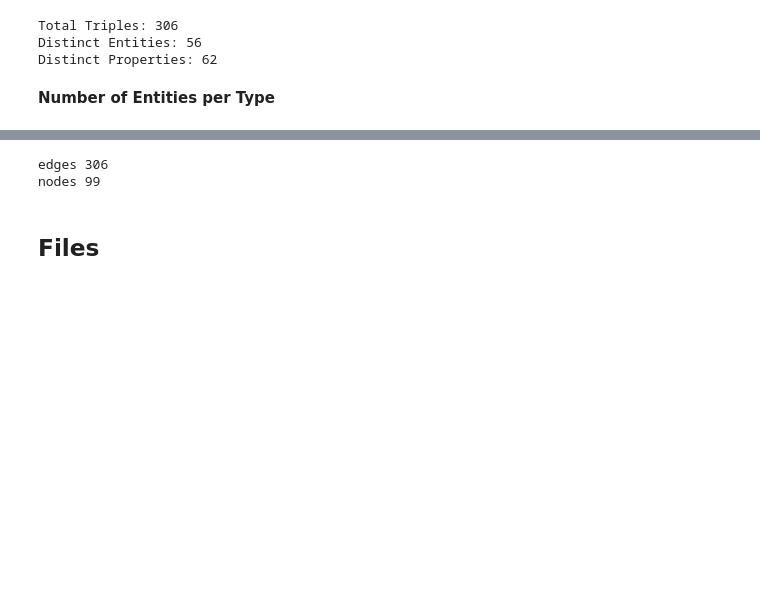
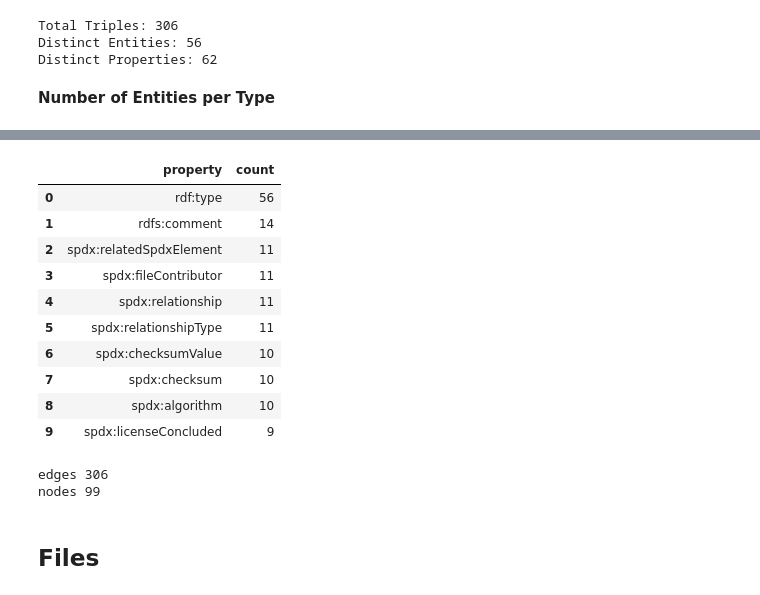
Before and after one commit to nd-crane/sbom-analysis, a Jupyter notebook: nbs/00_core.ipynb, the cells around one changed output, grey strips where cells are left out. Saved outputs shown, nothing was run; the diff lists cells and outputs as text; code cells hidden in the pictures; blank space fills up the shorter version.

```diff
--- a/nbs/00_core.ipynb
+++ b/nbs/00_core.ipynb
@@ -118,3 +103,45 @@ http://spdx.org/rdf/terms#licenseConcluded : 9
+# %%
+#| export
+def show_top_n_props(kg, n, dataframe=False):
+    """
+    Display the top N properties from a knowledge graph
+
+    - `kg`: `KnowledgeGraph()` - Knowledge graph to query from
+    - `n`: `int` - Top n results to display
+    - `dataframe` : `bool` - Optionally, return result to dataframe
+    """
+
+    query = """
+    SELECT ?property (COUNT(?property) as ?count)
+    WHERE {
+        ?s ?property ?o .
+    }
+    GROUP BY ?property
+    ORDER BY DESC(?count)
+    LIMIT %d
+    """ % n
+
+    if dataframe:
+        return kg.query_as_df(query)
+
+    result = kg.query(query)
+    for row in result:
+        print(row["property"], ":", row["count"])
+# %%
+#| hide
+show_top_n_props(kg, 10, dataframe=True)
+# %% [output]
+|  | property | count |
+| 0 | rdf:type | 56 |
+| 1 | rdfs:comment | 14 |
+| 2 | spdx:relatedSpdxElement | 11 |
+| 3 | spdx:fileContributor | 11 |
+| 4 | spdx:relationship | 11 |
+| 5 | spdx:relationshipType | 11 |
+| 6 | spdx:checksumValue | 10 |
+| 7 | spdx:checksum | 10 |
+| 8 | spdx:algorithm | 10 |
+| 9 | spdx:licenseConcluded | 9 |
 # %%
 #| echo: false
 measure = kglab.Measure()
```
Also changed, not shown: parts of 10 cells of this notebook.
